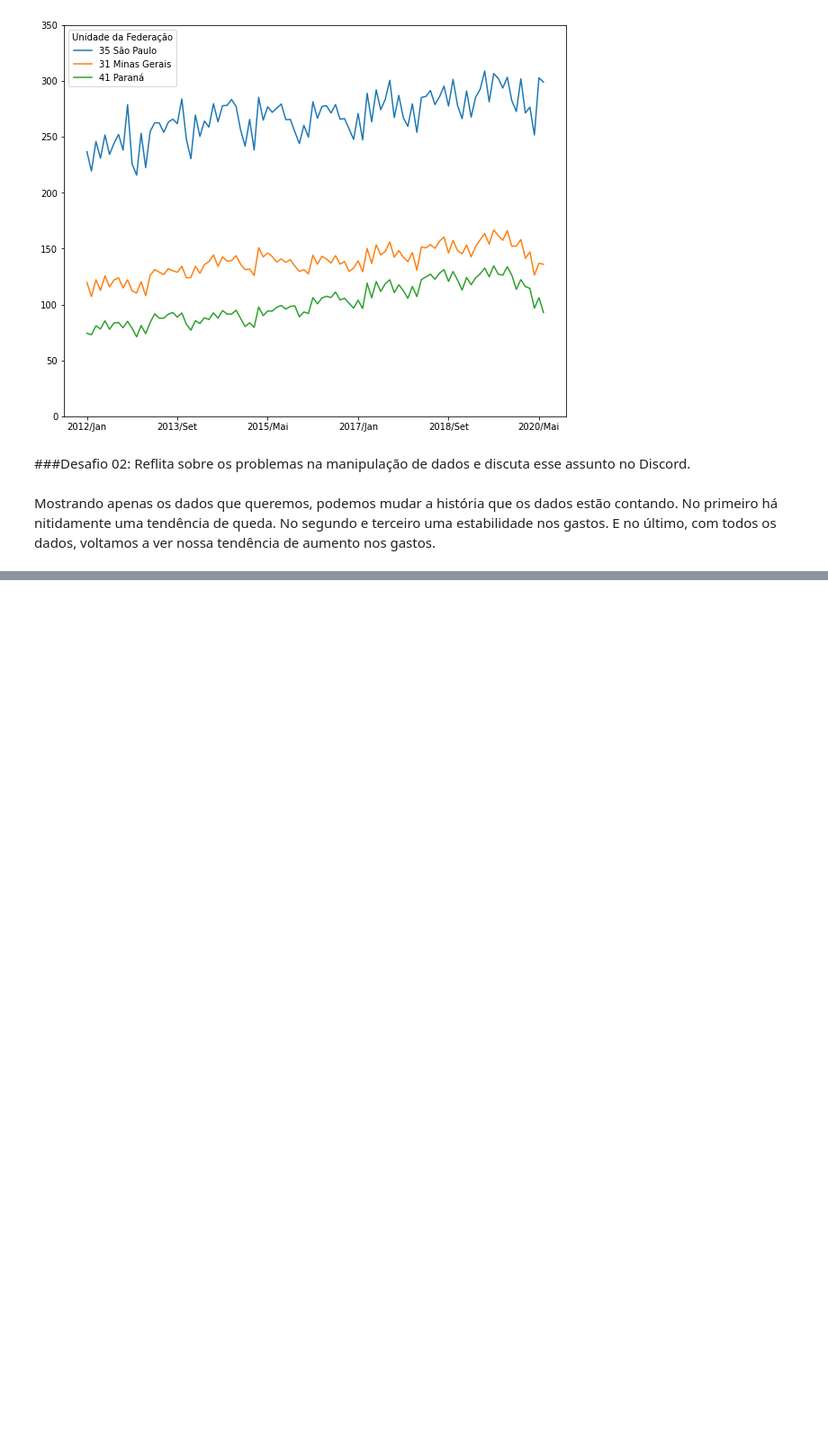
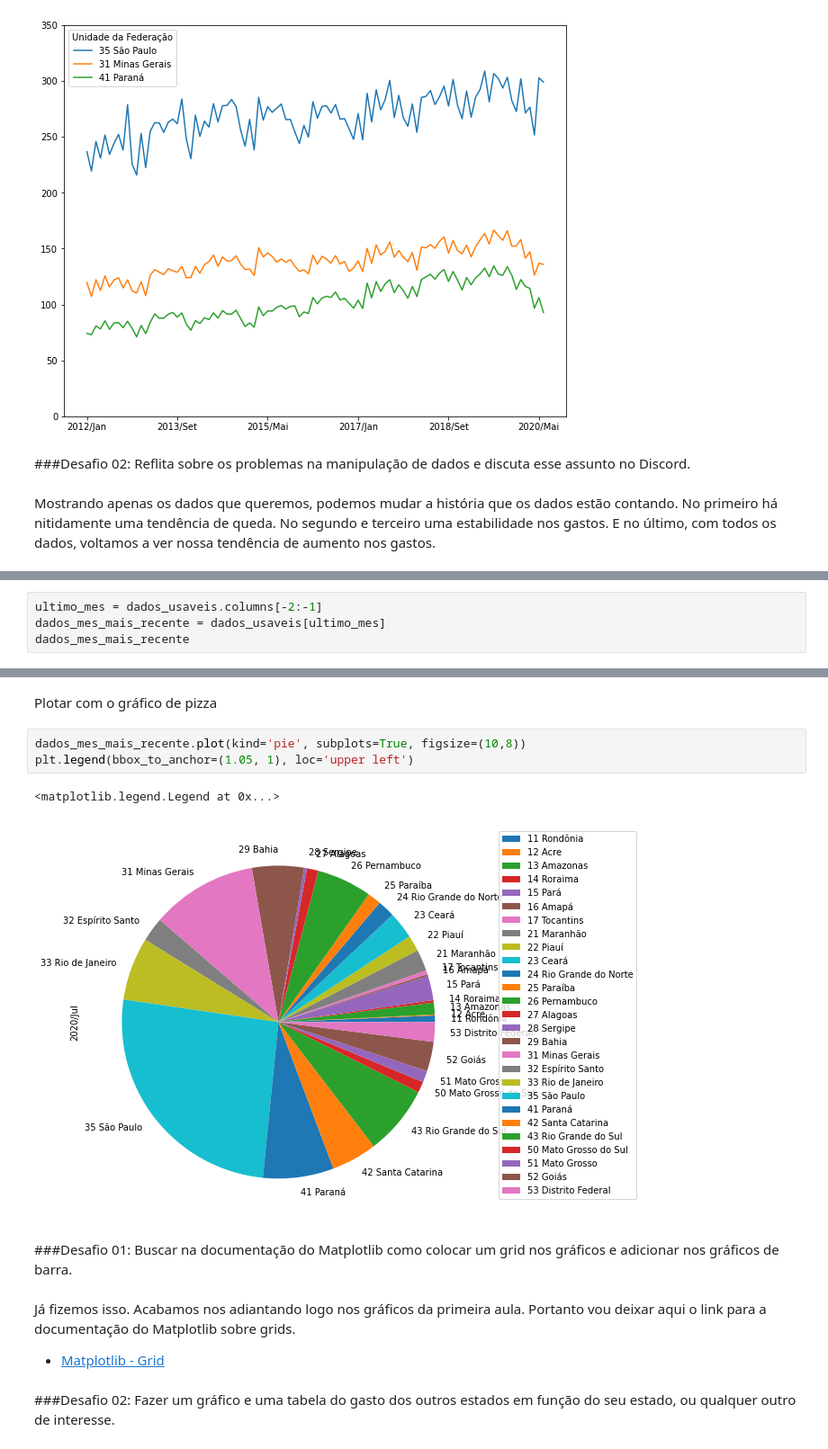
Before and after one commit to johnatanDM/bootcamp-datascience-alura, a Jupyter notebook: Módulo 1 - PYTHON E PANDAS PARA ANÁLISE DE DADOS REAIS/Bootcamp_Data_Science_Projeto_1.ipynb, the cells around one changed output, grey strips where cells are left out. Shown at 90% size. Drawn from its saved outputs; the diff is of its cells as text; blank space fills up the shorter version.

Commit message:
Aula 5 Finalizada

```diff
--- a/Módulo 1 - PYTHON E PANDAS PARA ANÁLISE DE DADOS REAIS/Bootcamp_Data_Science_Projeto_1.ipynb
+++ b/Módulo 1 - PYTHON E PANDAS PARA ANÁLISE DE DADOS REAIS/Bootcamp_Data_Science_Projeto_1.ipynb
@@ -584,0 +589,4 @@ Mostrando apenas os dados que queremos, podemos mudar a história que os dados e
+# %%
+ultimo_mes = dados_usaveis.columns[-2:-1]
+dados_mes_mais_recente = dados_usaveis[ultimo_mes]
+dados_mes_mais_recente
@@ -584,0 +612,15 @@ Mostrando apenas os dados que queremos, podemos mudar a história que os dados e
+# %% [markdown]
+Plotar com o gráfico de pizza
+# %%
+dados_mes_mais_recente.plot(kind='pie', subplots=True, figsize=(10,8))
+plt.legend(bbox_to_anchor=(1.05, 1), loc='upper left')
+# %% [output]
+<matplotlib.legend.Legend at 0x...>
+[figure, added]
+# %% [markdown]
+###Desafio 01: Buscar na documentação do Matplotlib como colocar um grid nos gráficos e adicionar nos gráficos de barra.
+# %% [markdown]
+Já fizemos isso. Acabamos nos adiantando logo nos gráficos da primeira aula. Portanto vou deixar aqui o link para a documentação do Matplotlib sobre grids.
+* [Matplotlib - Grid](https://matplotlib.org/stable/api/_as_gen/matplotlib.pyplot.grid.html)
+# %% [markdown]
+###Desafio 02: Fazer um gráfico e uma tabela do gasto dos outros estados em função do seu estado, ou qualquer outro de interesse.
```
Also changed, not shown: parts of 23 cells of this notebook.
